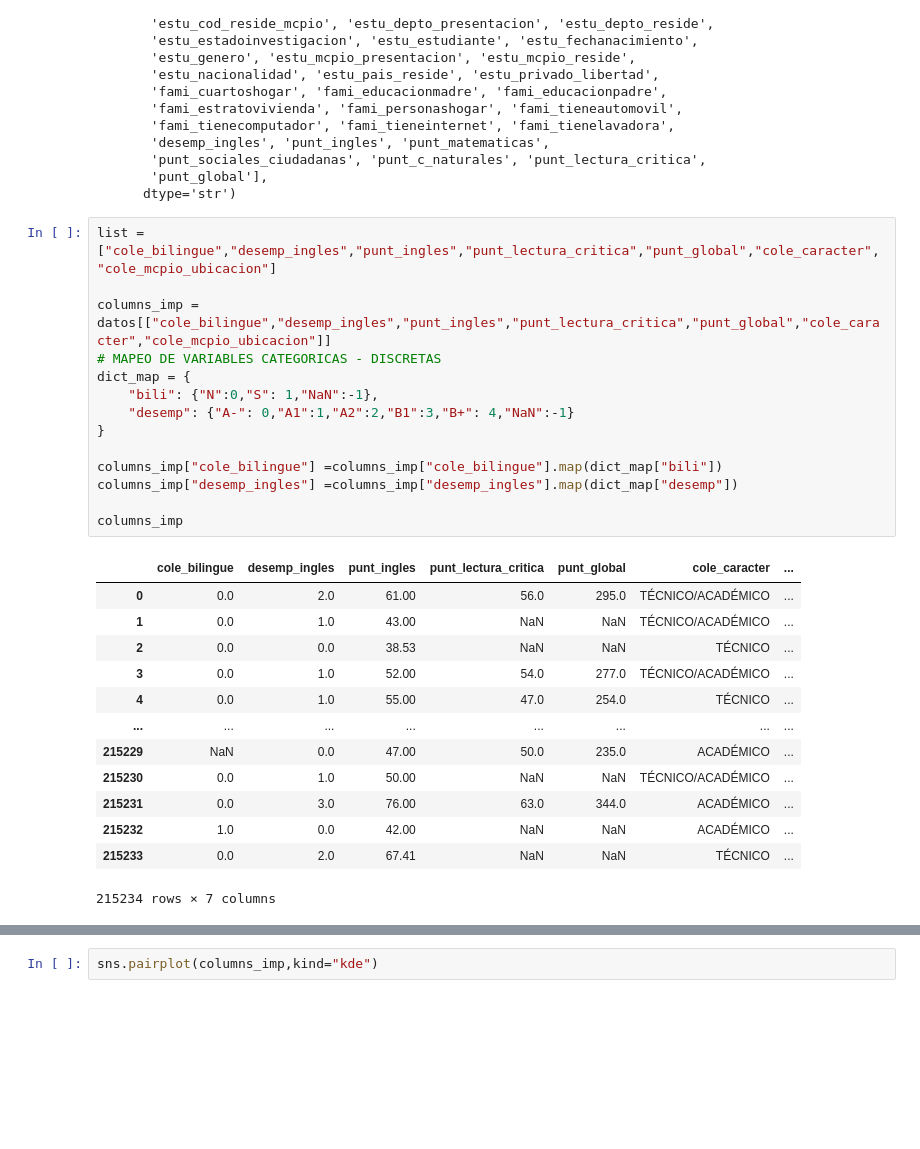
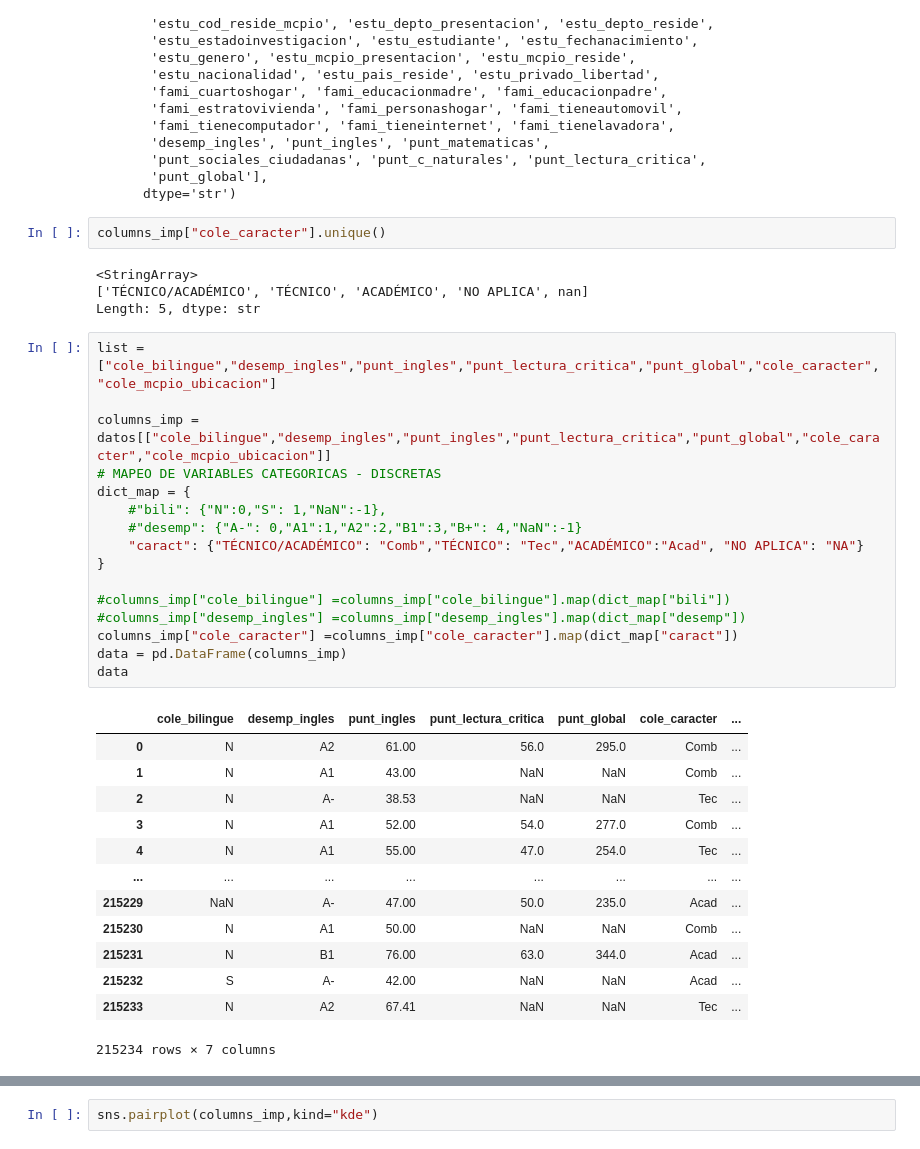
Before and after one commit to Joulessss/Proyecto1_Analcomp, a Jupyter notebook: DataAnalysis_Juliana.ipynb, the cells around one changed output, grey strips where cells are left out. Saved outputs shown, nothing was run; the diff lists cells and outputs as text; blank space fills up the shorter version.

```diff
--- a/DataAnalysis_Juliana.ipynb
+++ b/DataAnalysis_Juliana.ipynb
@@ -27,31 +28,39 @@ Index(['periodo', 'estu_tipodocumento', 'estu_consecutivo',
        'punt_sociales_ciudadanas', 'punt_c_naturales', 'punt_lectura_critica',
        'punt_global'],
       dtype='str')
+# %%
+columns_imp["cole_caracter"].unique()
+# %% [output]
+<StringArray>
+['TÉCNICO/ACADÉMICO', 'TÉCNICO', 'ACADÉMICO', 'NO APLICA', nan]
+Length: 5, dtype: str
 # %%
 list = ["cole_bilingue","desemp_ingles","punt_ingles","punt_lectura_critica","punt_global","cole_caracter","cole_mcpio_ubicacion"]
 
 columns_imp = datos[["cole_bilingue","desemp_ingles","punt_ingles","punt_lectura_critica","punt_global","cole_caracter","cole_mcpio_ubicacion"]]
 # MAPEO DE VARIABLES CATEGORICAS - DISCRETAS
 dict_map = {
-    "bili": {"N":0,"S": 1,"NaN":-1},
-    "desemp": {"A-": 0,"A1":1,"A2":2,"B1":3,"B+": 4,"NaN":-1}
+    #"bili": {"N":0,"S": 1,"NaN":-1},
+    #"desemp": {"A-": 0,"A1":1,"A2":2,"B1":3,"B+": 4,"NaN":-1}
+    "caract": {"TÉCNICO/ACADÉMICO": "Comb","TÉCNICO": "Tec","ACADÉMICO":"Acad", "NO APLICA": "NA"}
 }
 
-columns_imp["cole_bilingue"] =columns_imp["cole_bilingue"].map(dict_map["bili"])
-columns_imp["desemp_ingles"] =columns_imp["desemp_ingles"].map(dict_map["desemp"])
-
-columns_imp
+#columns_imp["cole_bilingue"] =columns_imp["cole_bilingue"].map(dict_map["bili"])
+#columns_imp["desemp_ingles"] =columns_imp["desemp_ingles"].map(dict_map["desemp"])
+columns_imp["cole_caracter"] =columns_imp["cole_caracter"].map(dict_map["caract"])
+data = pd.DataFrame(columns_imp)
+data
 # %% [output]
 |  | cole_bilingue | desemp_ingles | punt_ingles | punt_lectura_critica | punt_global | cole_caracter | ... |
-| 0 | 0.0 | 2.0 | 61.00 | 56.0 | 295.0 | TÉCNICO/ACADÉMICO | ... |
-| 1 | 0.0 | 1.0 | 43.00 | NaN | NaN | TÉCNICO/ACADÉMICO | ... |
-| 2 | 0.0 | 0.0 | 38.53 | NaN | NaN | TÉCNICO | ... |
-| 3 | 0.0 | 1.0 | 52.00 | 54.0 | 277.0 | TÉCNICO/ACADÉMICO | ... |
-| 4 | 0.0 | 1.0 | 55.00 | 47.0 | 254.0 | TÉCNICO | ... |
+| 0 | N | A2 | 61.00 | 56.0 | 295.0 | Comb | ... |
+| 1 | N | A1 | 43.00 | NaN | NaN | Comb | ... |
+| 2 | N | A- | 38.53 | NaN | NaN | Tec | ... |
+| 3 | N | A1 | 52.00 | 54.0 | 277.0 | Comb | ... |
+| 4 | N | A1 | 55.00 | 47.0 | 254.0 | Tec | ... |
 | ... | ... | ... | ... | ... | ... | ... | ... |
-| 215229 | NaN | 0.0 | 47.00 | 50.0 | 235.0 | ACADÉMICO | ... |
-| 215230 | 0.0 | 1.0 | 50.00 | NaN | NaN | TÉCNICO/ACADÉMICO | ... |
-| 215231 | 0.0 | 3.0 | 76.00 | 63.0 | 344.0 | ACADÉMICO | ... |
-| 215232 | 1.0 | 0.0 | 42.00 | NaN | NaN | ACADÉMICO | ... |
-| 215233 | 0.0 | 2.0 | 67.41 | NaN | NaN | TÉCNICO | ... |
+| 215229 | NaN | A- | 47.00 | 50.0 | 235.0 | Acad | ... |
+| 215230 | N | A1 | 50.00 | NaN | NaN | Comb | ... |
+| 215231 | N | B1 | 76.00 | 63.0 | 344.0 | Acad | ... |
+| 215232 | S | A- | 42.00 | NaN | NaN | Acad | ... |
+| 215233 | N | A2 | 67.41 | NaN | NaN | Tec | ... |
 215234 rows × 7 columns
```
Also changed, not shown: parts of 3 cells of this notebook.
